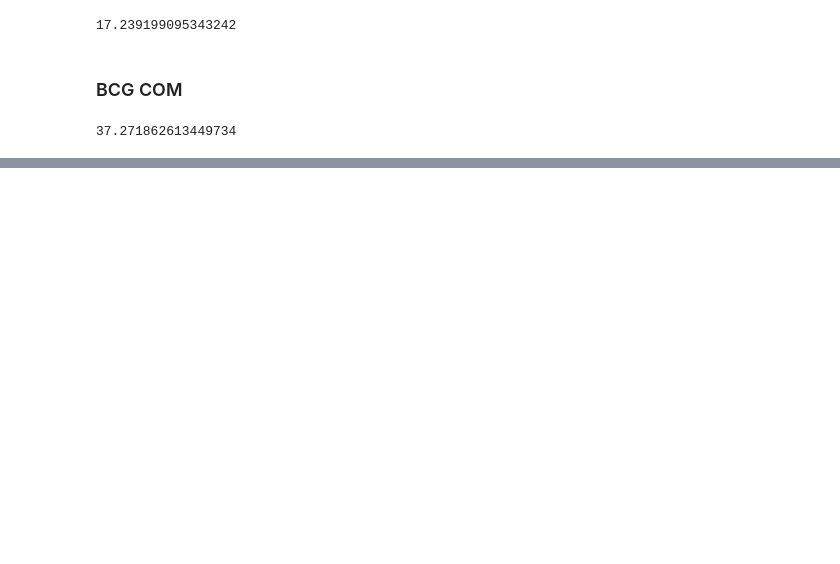
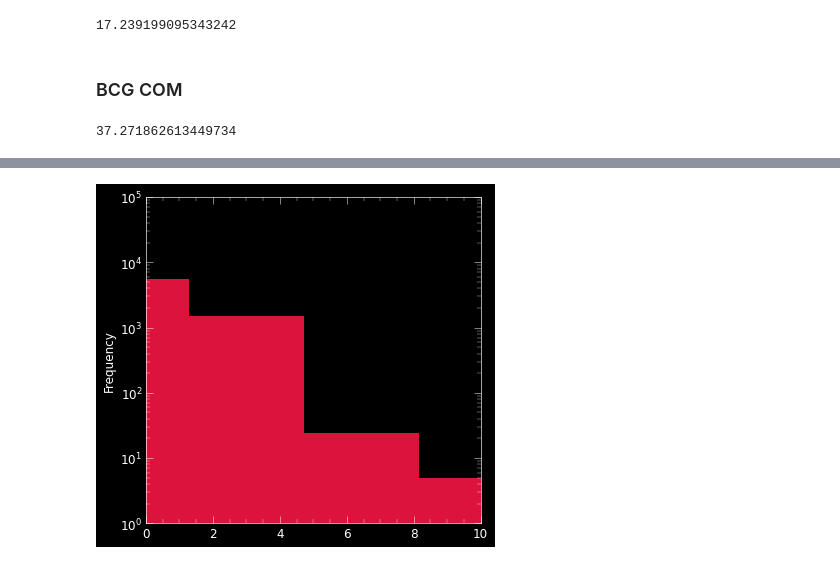
Before and after one commit to ansingh16/hr5_metallicity, a Jupyter notebook: Code/Analysis.ipynb, the cells around one changed output, grey strips where cells are left out. Cells and saved outputs as stored; diff of their text form; code cells hidden in the pictures; blank space fills up the shorter version.

```diff
--- a/Code/Analysis.ipynb
+++ b/Code/Analysis.ipynb
@@ -316,0 +318,12 @@ Processing galaxy 1721217
+# %%
+morpho = pd.read_csv('../Data/morphology.csv')
+
+
+fig,ax = plt.subplots(1,1,figsize=(6,6))
+morpho.sersicn.plot(ax=ax,kind='hist',xlim=(0,10),bins=20)
+
+ax.set_yscale('log')
+ax.set_ylim(1,1e5)
+plt.show()
+# %% [output]
+[figure, added]
```
Also changed, not shown: parts of 13 cells of this notebook, 7 other files.
